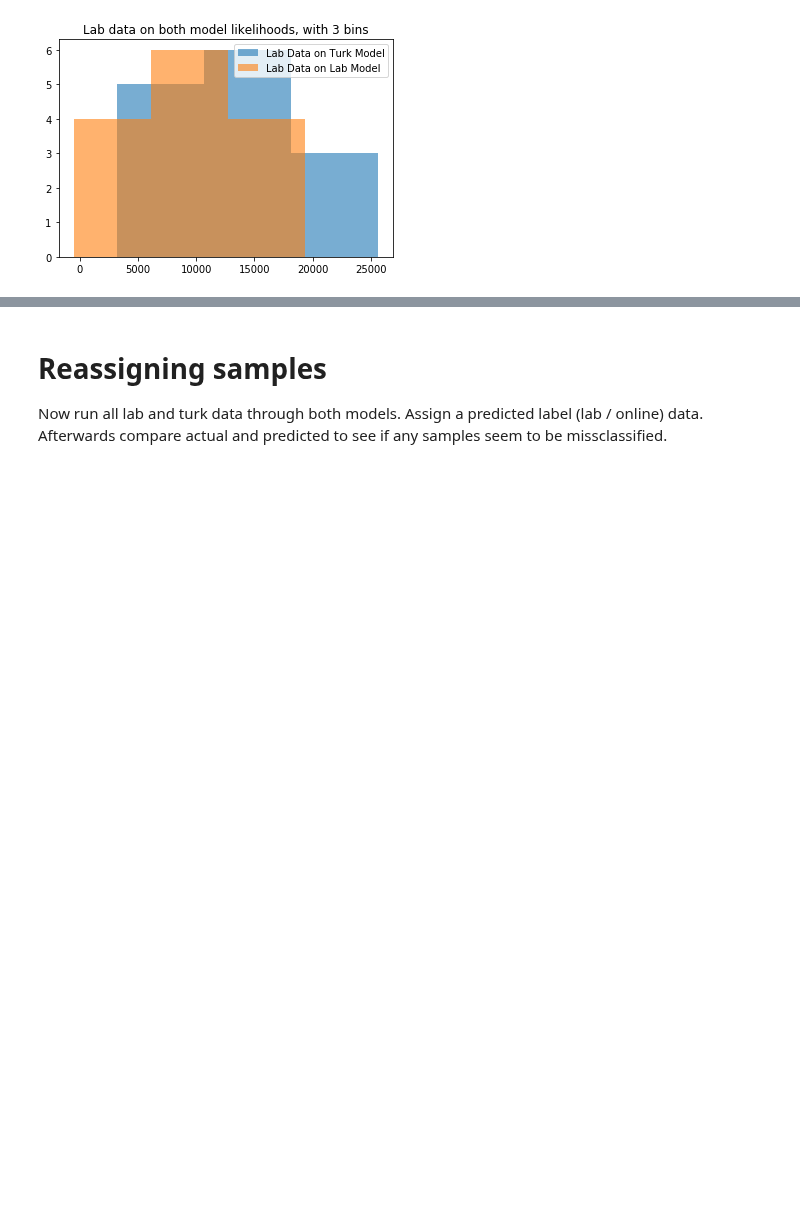
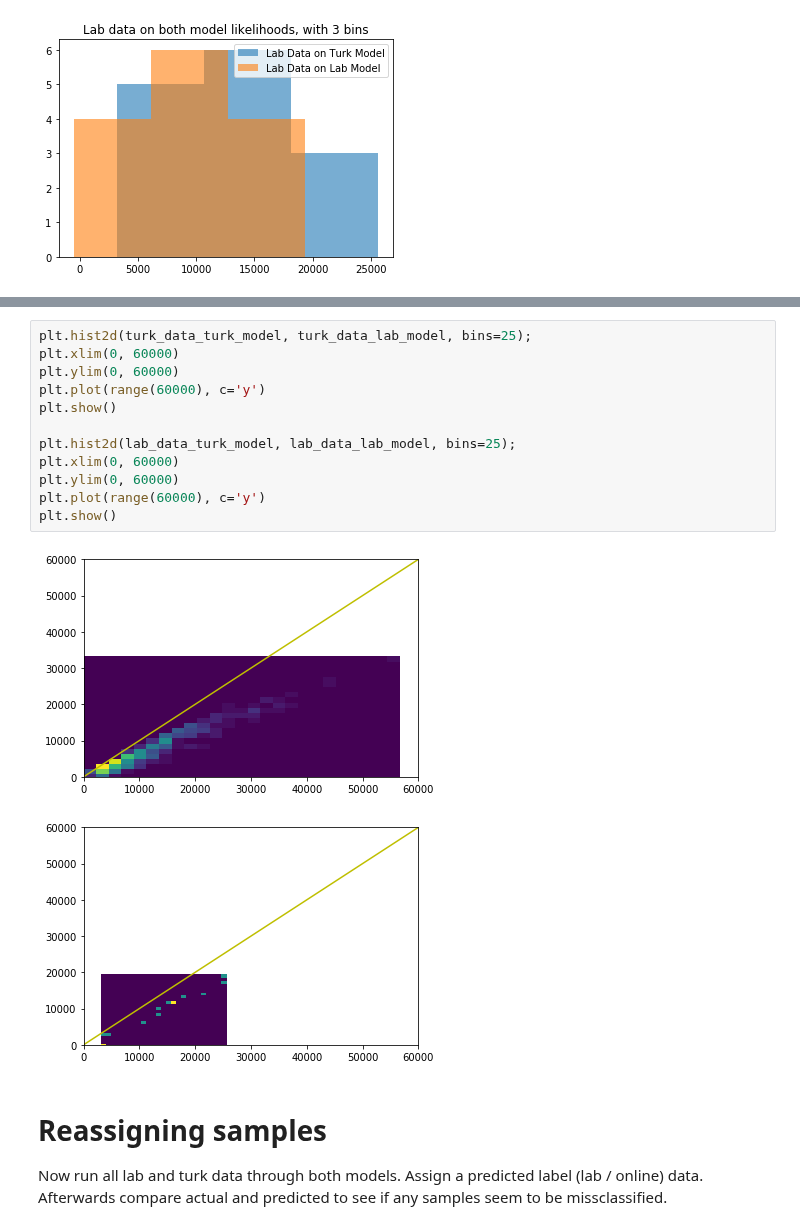
Before and after one commit to DJSaunders1997/Masters-Project, a Jupyter notebook: HMM.ipynb, the cells around one changed output, grey strips where cells are left out. Drawn from its saved outputs; the diff is of its cells as text; blank space fills up the shorter version.

```diff
--- a/HMM.ipynb
+++ b/HMM.ipynb
@@ -313,3 +356,18 @@ print(turk_model.score(data_turk, turk_lengths))
+# %%
+plt.hist2d(turk_data_turk_model, turk_data_lab_model, bins=25);
+plt.xlim(0, 60000)
+plt.ylim(0, 60000)
+plt.plot(range(60000), c='y')
+plt.show()
+
+plt.hist2d(lab_data_turk_model, lab_data_lab_model, bins=25);
+plt.xlim(0, 60000)
+plt.ylim(0, 60000)
+plt.plot(range(60000), c='y')
+plt.show()
+# %% [output]
+[figure, added]
+[figure, added]
 # %% [markdown]
 # Reassigning samples
 
```
Also changed, not shown: parts of 35 cells of this notebook.
